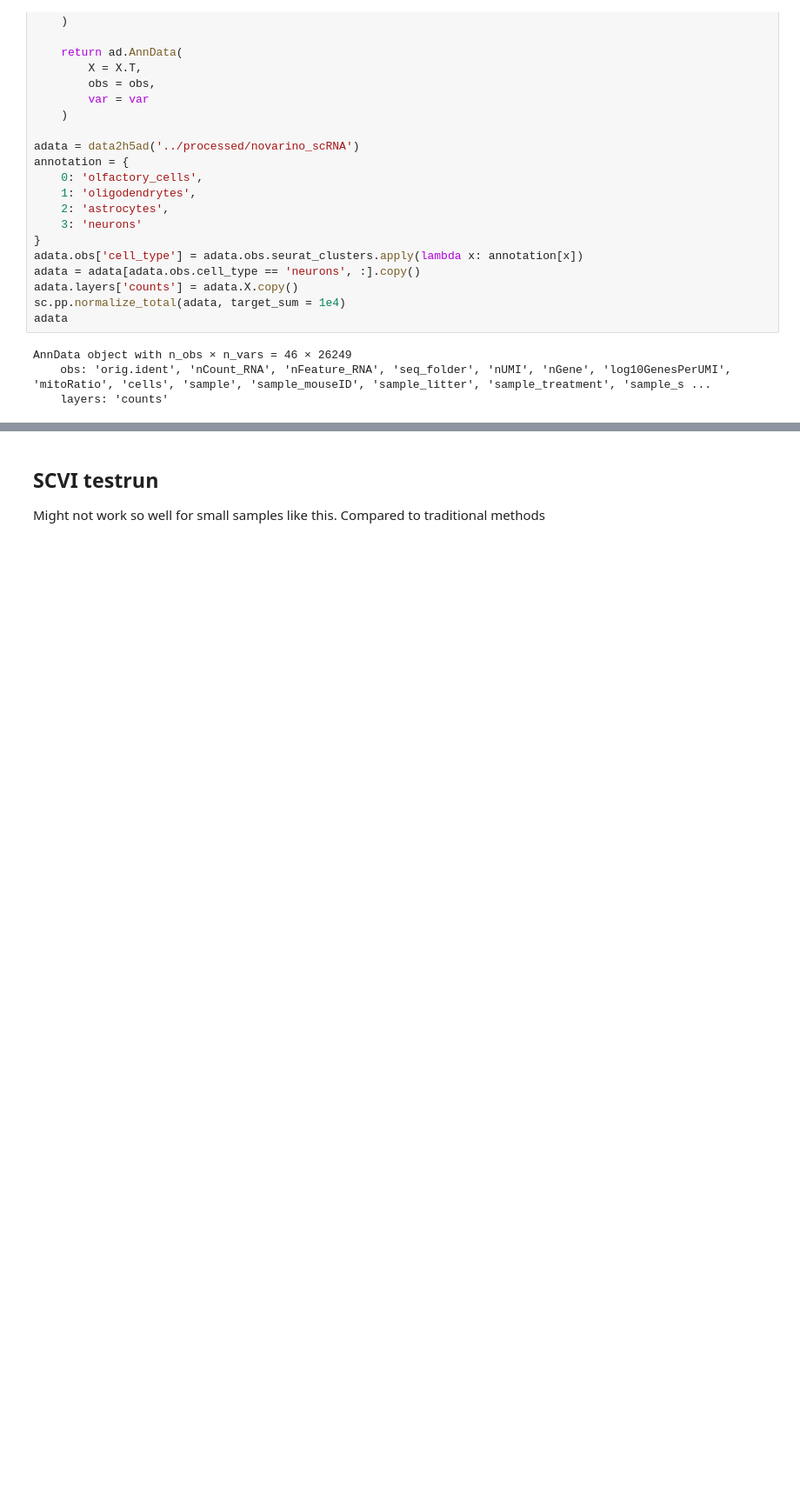
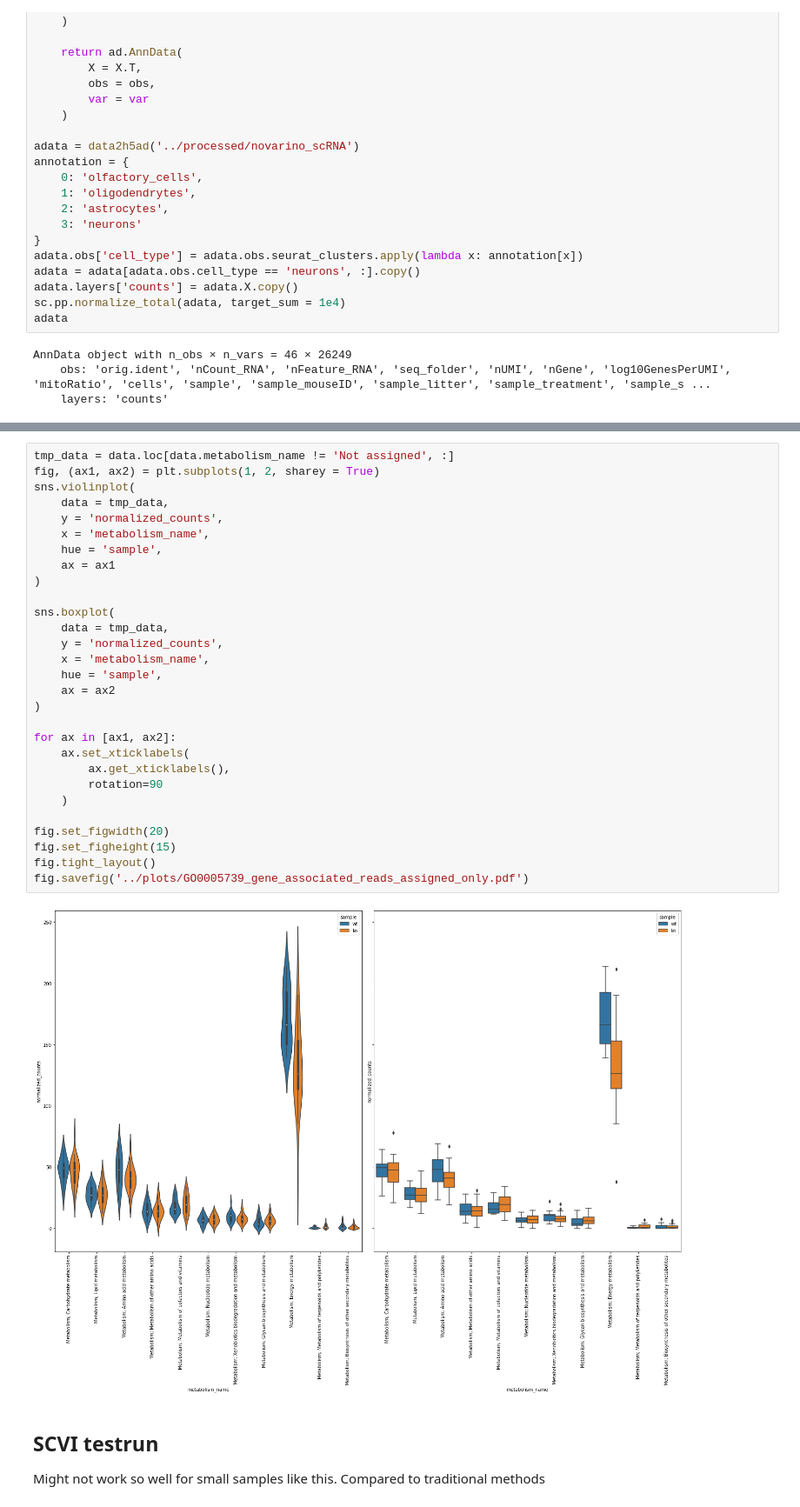
Before and after one commit to menchelab/novarinocollab, a Jupyter notebook: notebooks/scRNAseq_analysis.ipynb, the cells around one changed output, grey strips where cells are left out. Shown at 87% size. Cells and saved outputs as stored; diff of their text form; blank space fills up the shorter version.

```diff
--- a/notebooks/scRNAseq_analysis.ipynb
+++ b/notebooks/scRNAseq_analysis.ipynb
@@ -766,3 +878,34 @@ fig.tight_layout()
+# %%
+tmp_data = data.loc[data.metabolism_name != 'Not assigned', :]
+fig, (ax1, ax2) = plt.subplots(1, 2, sharey = True)
+sns.violinplot(
+    data = tmp_data,
+    y = 'normalized_counts',
+    x = 'metabolism_name',
+    hue = 'sample',
+    ax = ax1
+)
+
+sns.boxplot(
+    data = tmp_data,
+    y = 'normalized_counts',
+    x = 'metabolism_name',
+    hue = 'sample',
+    ax = ax2
+)
+
+for ax in [ax1, ax2]:
+    ax.set_xticklabels(
+        ax.get_xticklabels(),
+        rotation=90
+    )
+
+fig.set_figwidth(20)
+fig.set_figheight(15)
+fig.tight_layout()
+fig.savefig('../plots/GO0005739_gene_associated_reads_assigned_only.pdf')
+# %% [output]
+[figure, added]
 # %% [markdown]
 ## SCVI testrun
 Might not work so well for small samples like this. Compared to traditional methods
```
Also changed, not shown: parts of 4 cells of this notebook, 3 other files.
